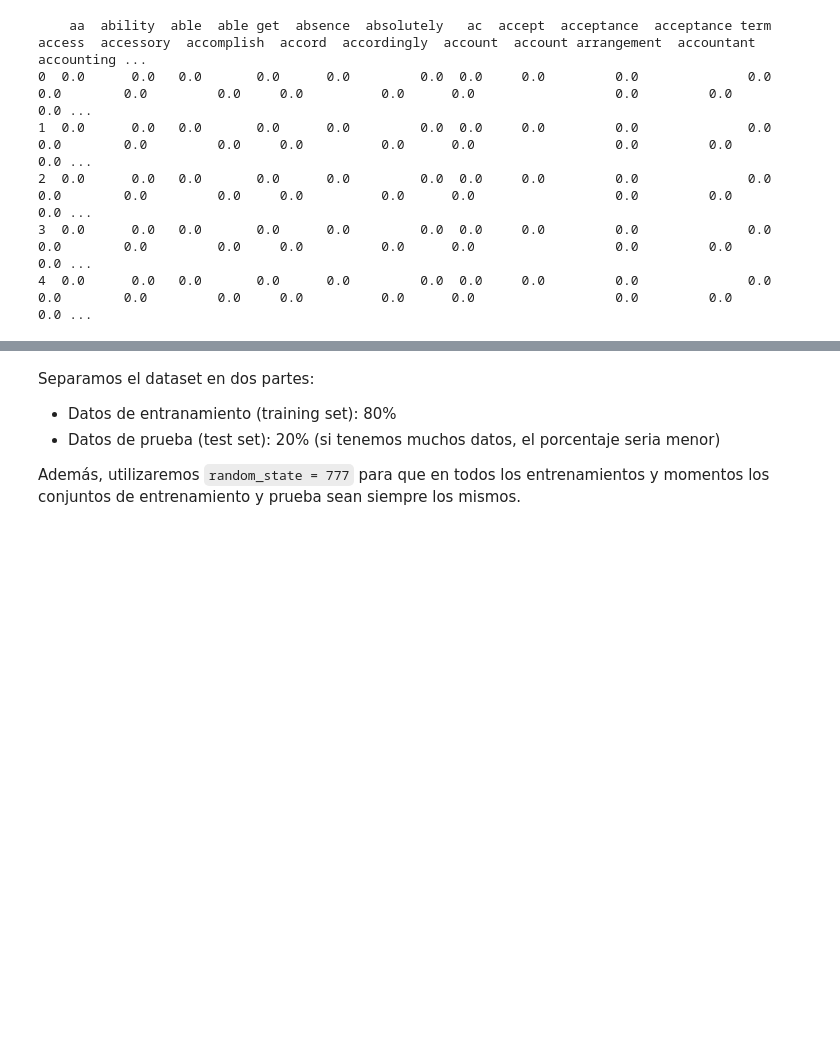
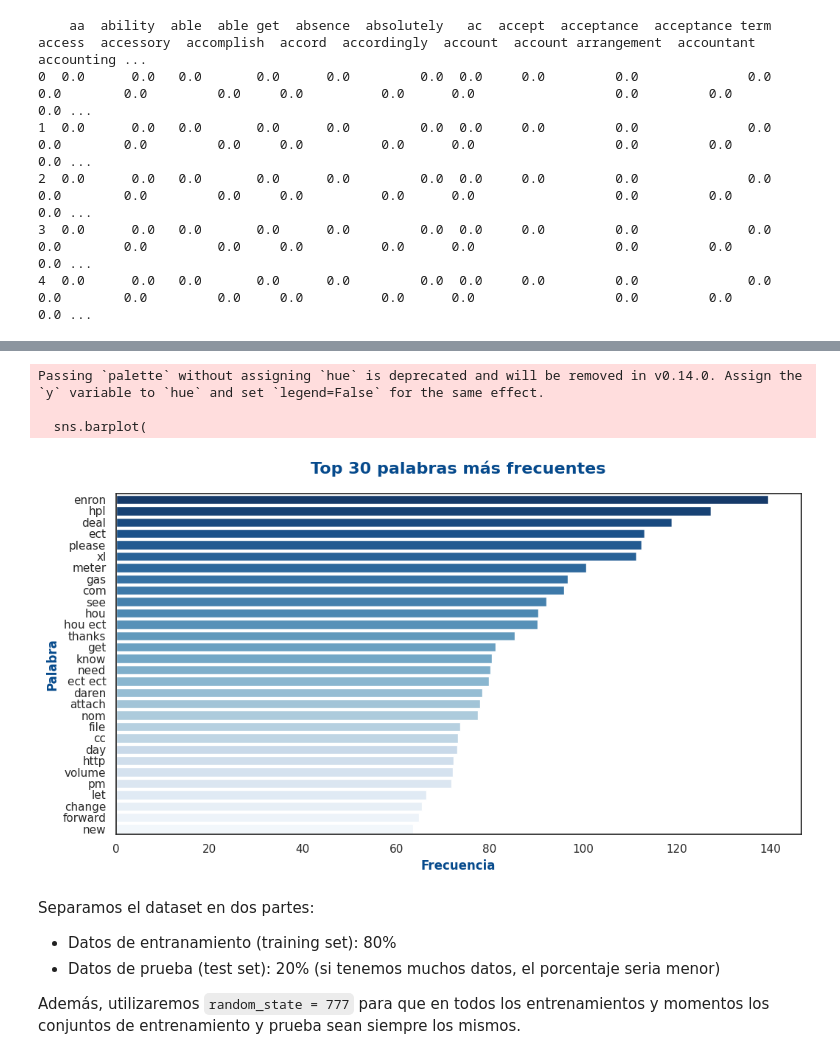
Before and after one commit to Alejandro-BR/Detection-Spam, a Jupyter notebook: src/detection_spam.ipynb, the cells around one changed output, grey strips where cells are left out. Cells and saved outputs as stored; diff of their text form; code cells hidden in the pictures; blank space fills up the shorter version.

```diff
--- a/src/detection__spam.ipynb
+++ b/src/detection_spam.ipynb
@@ -317,3 +348,25 @@ X_df.head()
+# %%
+freq_df = pd.DataFrame(list(freq_dict.items()), columns=['Palabra', 'Frecuencia'])
+
+top_words = freq_df.sort_values(by='Frecuencia', ascending=False).head(30)
+
+plt.figure(figsize=(12, 6))
+sns.barplot(
+    data=top_words,
+    x='Frecuencia',
+    y='Palabra',
+    palette="Blues_r"
+)
+
+plt.title("Top 30 palabras más frecuentes", fontsize=16, color="#064A8C", fontweight="bold", pad=20)
+plt.xlabel("Frecuencia", fontsize=12, color="#064A8C", fontweight="bold")
+plt.ylabel("Palabra", fontsize=12, color="#064A8C", fontweight="bold")
+plt.show()
+# %% [output]
+Passing `palette` without assigning `hue` is deprecated and will be removed in v0.14.0. Assign the `y` variable to `hue` and set `legend=False` for the same effect.
+
+  sns.barplot(
+[figure, added]
 # %% [markdown]
 Separamos el dataset en dos partes:
 
```
Also changed, not shown: parts of 11 cells of this notebook, 1 other file.
